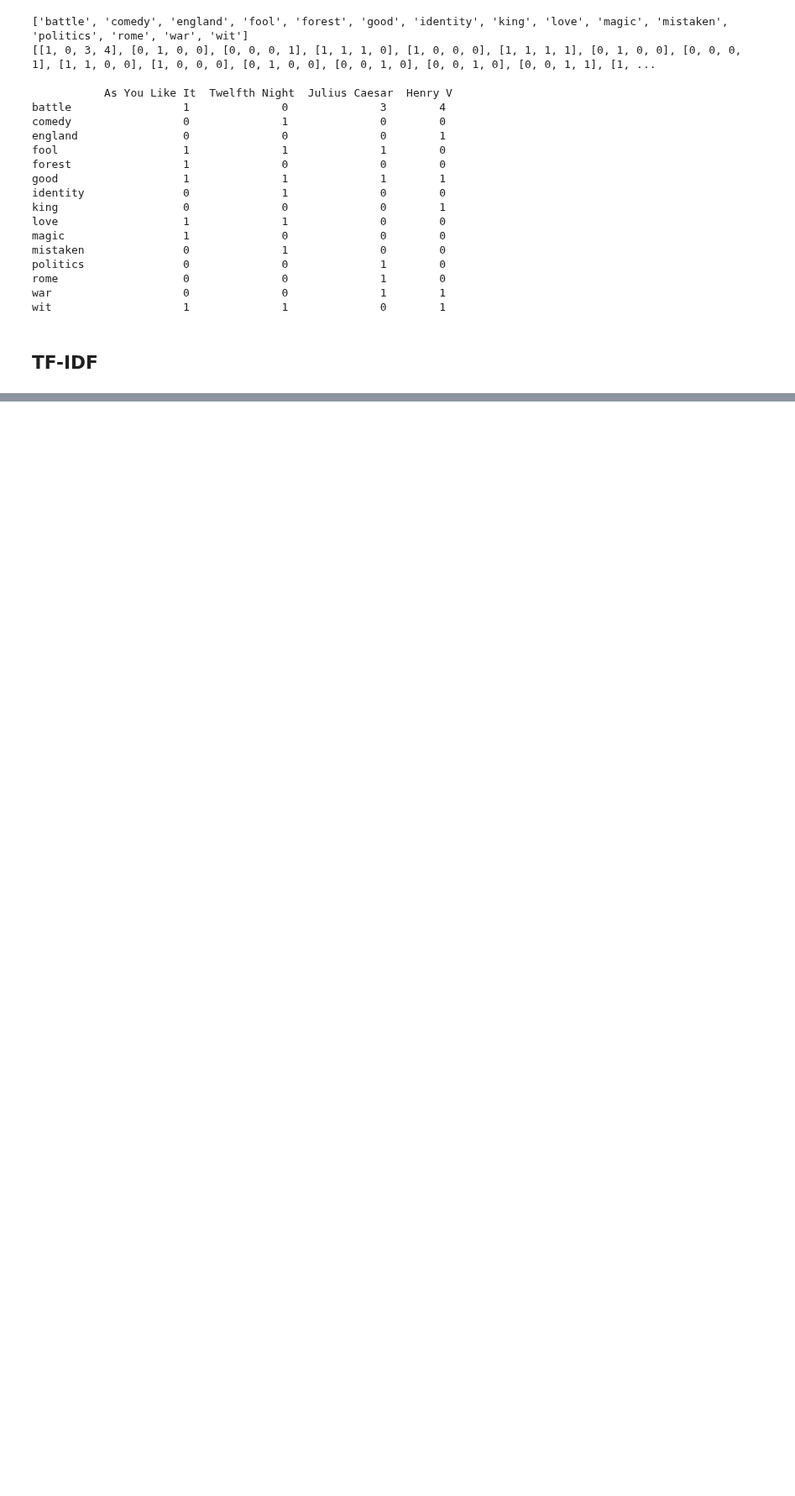
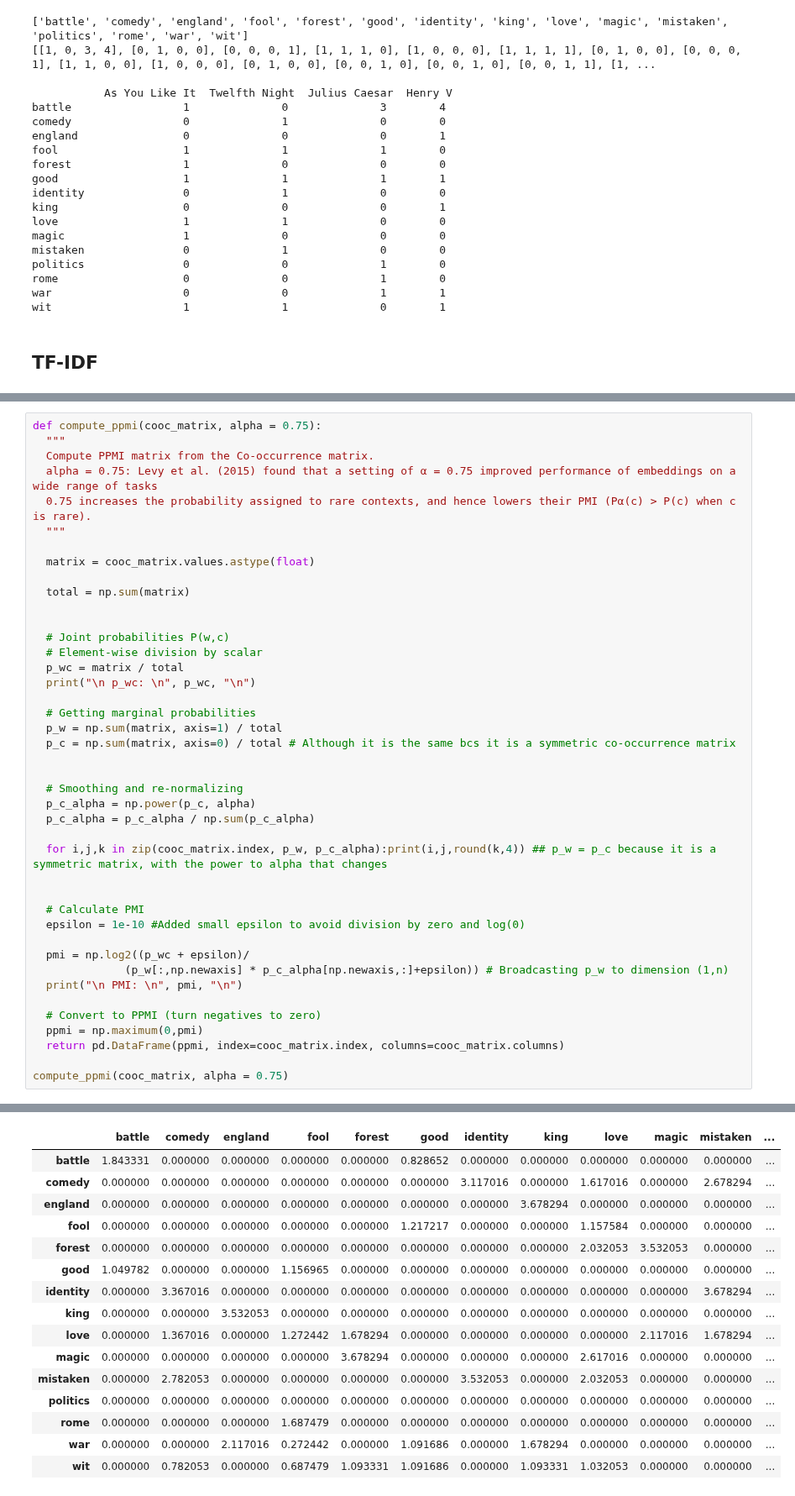
Before and after one commit to bltzr75/Practices_with_Speech_and_Language_Processing_Jurafsky_and_Martin, a Jupyter notebook: 6/Chapter_6.ipynb, the cells around one changed output, grey strips where cells are left out. Shown at 84% size. Saved outputs shown, nothing was run; the diff lists cells and outputs as text; blank space fills up the shorter version.

```diff
--- a/6/Chapter_6.ipynb
+++ b/6/Chapter_6.ipynb
@@ -147,0 +224,43 @@ array([3, 1, 1, 3, 1, 4, 1, 1, 2, 1, 1, 1, 1, 2, 3])
+# %%
+def compute_ppmi(cooc_matrix, alpha = 0.75):
+  """
+  Compute PPMI matrix from the Co-occurrence matrix.
+  alpha = 0.75: Levy et al. (2015) found that a setting of α = 0.75 improved performance of embeddings on a wide range of tasks
+  0.75 increases the probability assigned to rare contexts, and hence lowers their PMI (Pα(c) > P(c) when c is rare).
+  """
+
+  matrix = cooc_matrix.values.astype(float)
+
+  total = np.sum(matrix)
+
+
+  # Joint probabilities P(w,c)
+  # Element-wise division by scalar
+  p_wc = matrix / total
+  print("\n p_wc: \n", p_wc, "\n")
+
+  # Getting marginal probabilities
+  p_w = np.sum(matrix, axis=1) / total
+  p_c = np.sum(matrix, axis=0) / total # Although it is the same bcs it is a symmetric co-occurrence matrix
+
+
+  # Smoothing and re-normalizing
+  p_c_alpha = np.power(p_c, alpha)
+  p_c_alpha = p_c_alpha / np.sum(p_c_alpha)
+
+  for i,j,k in zip(cooc_matrix.index, p_w, p_c_alpha):print(i,j,round(k,4)) ## p_w = p_c because it is a symmetric matrix, with the power to alpha that changes
+
+
+  # Calculate PMI
+  epsilon = 1e-10 #Added small epsilon to avoid division by zero and log(0)
+
+  pmi = np.log2((p_wc + epsilon)/
+              (p_w[:,np.newaxis] * p_c_alpha[np.newaxis,:]+epsilon)) # Broadcasting p_w to dimension (1,n)
+  print("\n PMI: \n", pmi, "\n")
+
+  # Convert to PPMI (turn negatives to zero)
+  ppmi = np.maximum(0,pmi)
+  return pd.DataFrame(ppmi, index=cooc_matrix.index, columns=cooc_matrix.columns)
+
+compute_ppmi(cooc_matrix, alpha = 0.75)
+# %% [output]
@@ -147,0 +284,16 @@ array([3, 1, 1, 3, 1, 4, 1, 1, 2, 1, 1, 1, 1, 2, 3])
+|  | battle | comedy | england | fool | forest | good | identity | king | love | magic | mistaken | ... |
+| battle | 1.843331 | 0.000000 | 0.000000 | 0.000000 | 0.000000 | 0.828652 | 0.000000 | 0.000000 | 0.000000 | 0.000000 | 0.000000 | ... |
+| comedy | 0.000000 | 0.000000 | 0.000000 | 0.000000 | 0.000000 | 0.000000 | 3.117016 | 0.000000 | 1.617016 | 0.000000 | 2.678294 | ... |
+| england | 0.000000 | 0.000000 | 0.000000 | 0.000000 | 0.000000 | 0.000000 | 0.000000 | 3.678294 | 0.000000 | 0.000000 | 0.000000 | ... |
+| fool | 0.000000 | 0.000000 | 0.000000 | 0.000000 | 0.000000 | 1.217217 | 0.000000 | 0.000000 | 1.157584 | 0.000000 | 0.000000 | ... |
+| forest | 0.000000 | 0.000000 | 0.000000 | 0.000000 | 0.000000 | 0.000000 | 0.000000 | 0.000000 | 2.032053 | 3.532053 | 0.000000 | ... |
+| good | 1.049782 | 0.000000 | 0.000000 | 1.156965 | 0.000000 | 0.000000 | 0.000000 | 0.000000 | 0.000000 | 0.000000 | 0.000000 | ... |
+| identity | 0.000000 | 3.367016 | 0.000000 | 0.000000 | 0.000000 | 0.000000 | 0.000000 | 0.000000 | 0.000000 | 0.000000 | 3.678294 | ... |
+| king | 0.000000 | 0.000000 | 3.532053 | 0.000000 | 0.000000 | 0.000000 | 0.000000 | 0.000000 | 0.000000 | 0.000000 | 0.000000 | ... |
+| love | 0.000000 | 1.367016 | 0.000000 | 1.272442 | 1.678294 | 0.000000 | 0.000000 | 0.000000 | 0.000000 | 2.117016 | 1.678294 | ... |
+| magic | 0.000000 | 0.000000 | 0.000000 | 0.000000 | 3.678294 | 0.000000 | 0.000000 | 0.000000 | 2.617016 | 0.000000 | 0.000000 | ... |
+| mistaken | 0.000000 | 2.782053 | 0.000000 | 0.000000 | 0.000000 | 0.000000 | 3.532053 | 0.000000 | 2.032053 | 0.000000 | 0.000000 | ... |
+| politics | 0.000000 | 0.000000 | 0.000000 | 0.000000 | 0.000000 | 0.000000 | 0.000000 | 0.000000 | 0.000000 | 0.000000 | 0.000000 | ... |
+| rome | 0.000000 | 0.000000 | 0.000000 | 1.687479 | 0.000000 | 0.000000 | 0.000000 | 0.000000 | 0.000000 | 0.000000 | 0.000000 | ... |
+| war | 0.000000 | 0.000000 | 2.117016 | 0.272442 | 0.000000 | 1.091686 | 0.000000 | 1.678294 | 0.000000 | 0.000000 | 0.000000 | ... |
+| wit | 0.000000 | 0.782053 | 0.000000 | 0.687479 | 1.093331 | 1.091686 | 0.000000 | 1.093331 | 1.032053 | 0.000000 | 0.000000 | ... |
```
Also changed, not shown: parts of 6 cells of this notebook, 1 other file.
